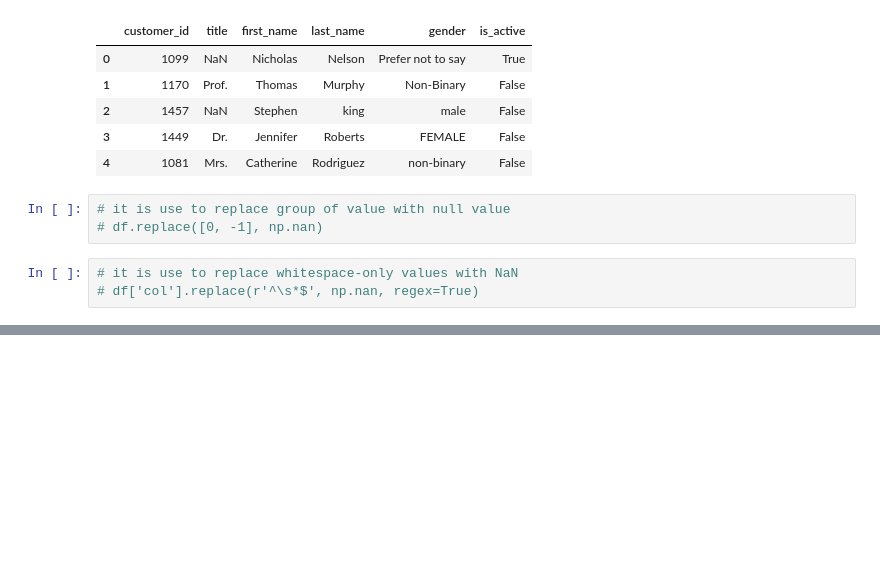
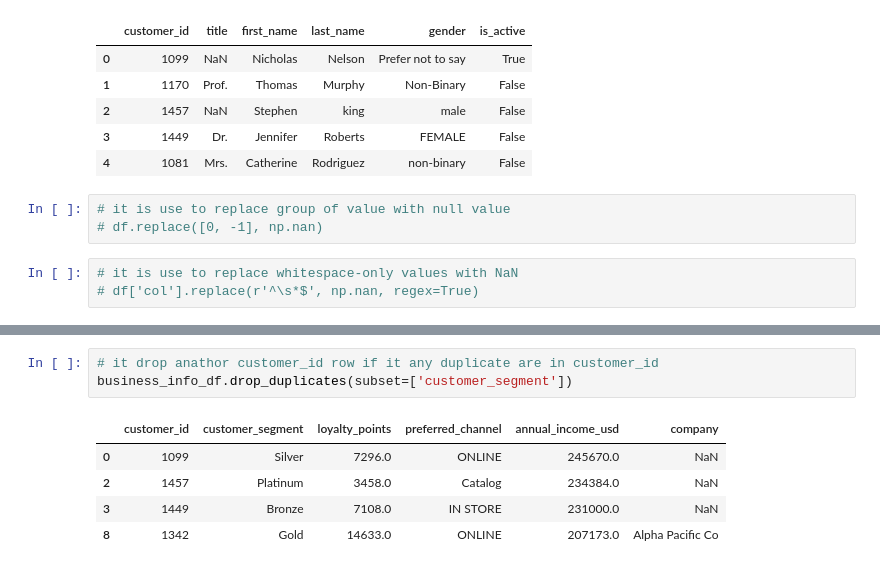
Before and after one commit to Ritik574-coder/python-foundations-to-mastery, a Jupyter notebook: Pandas/pandas_data_cleaning.ipynb, the cells around one changed output, grey strips where cells are left out. Cells and saved outputs as stored; diff of their text form; blank space fills up the shorter version.

```diff
--- a/Pandas/pandas_data_cleaning.ipynb
+++ b/Pandas/pandas_data_cleaning.ipynb
@@ -540,0 +616,9 @@ customer_identity_df.replace(
+# %%
+# it drop anathor customer_id row if it any duplicate are in customer_id
+business_info_df.drop_duplicates(subset=['customer_segment'])
+# %% [output]
+|  | customer_id | customer_segment | loyalty_points | preferred_channel | annual_income_usd | company |
+| 0 | 1099 | Silver | 7296.0 | ONLINE | 245670.0 | NaN |
+| 2 | 1457 | Platinum | 3458.0 | Catalog | 234384.0 | NaN |
+| 3 | 1449 | Bronze | 7108.0 | IN STORE | 231000.0 | NaN |
+| 8 | 1342 | Gold | 14633.0 | ONLINE | 207173.0 | Alpha Pacific Co |
```
Also changed, not shown: parts of 13 cells of this notebook.
